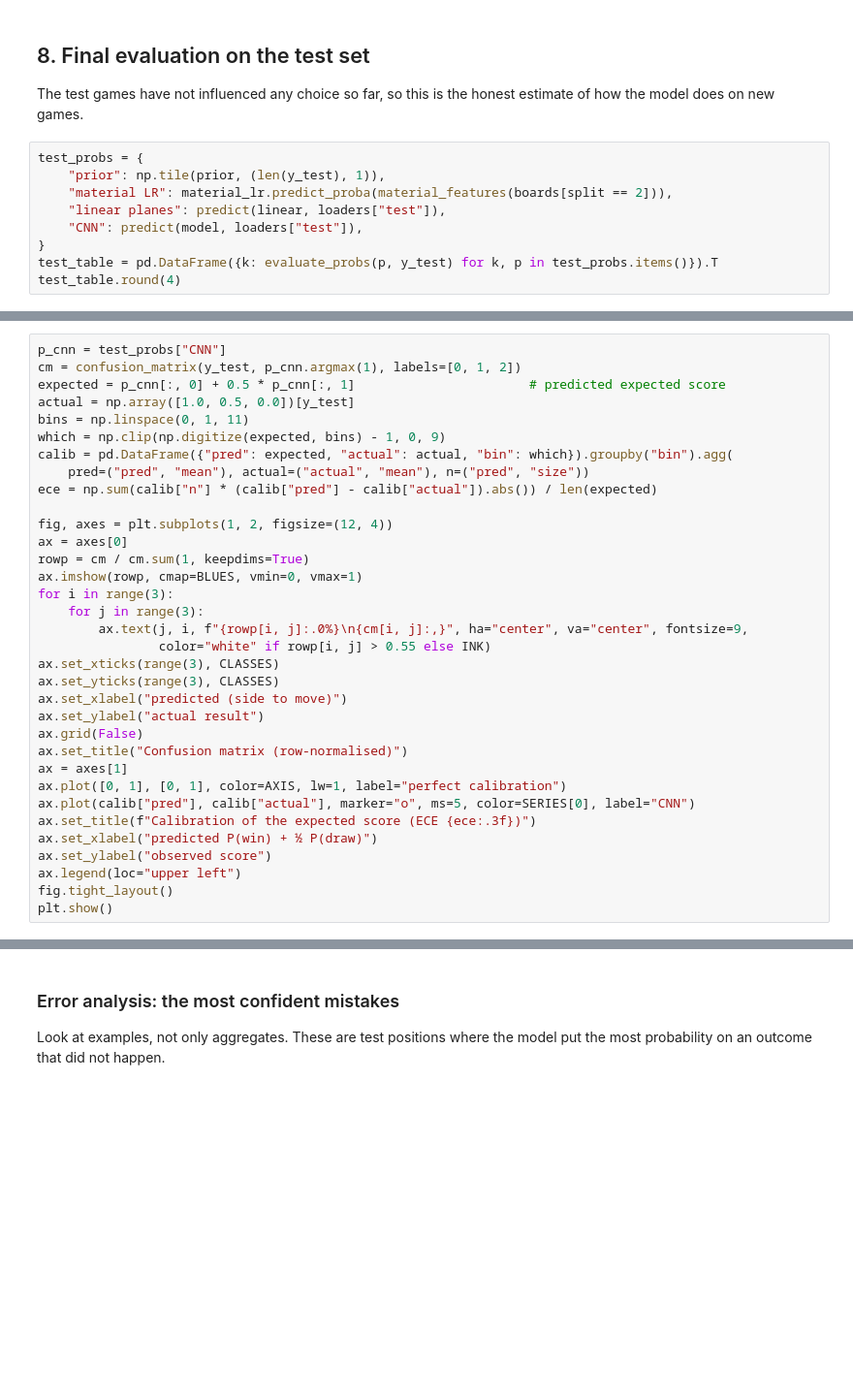
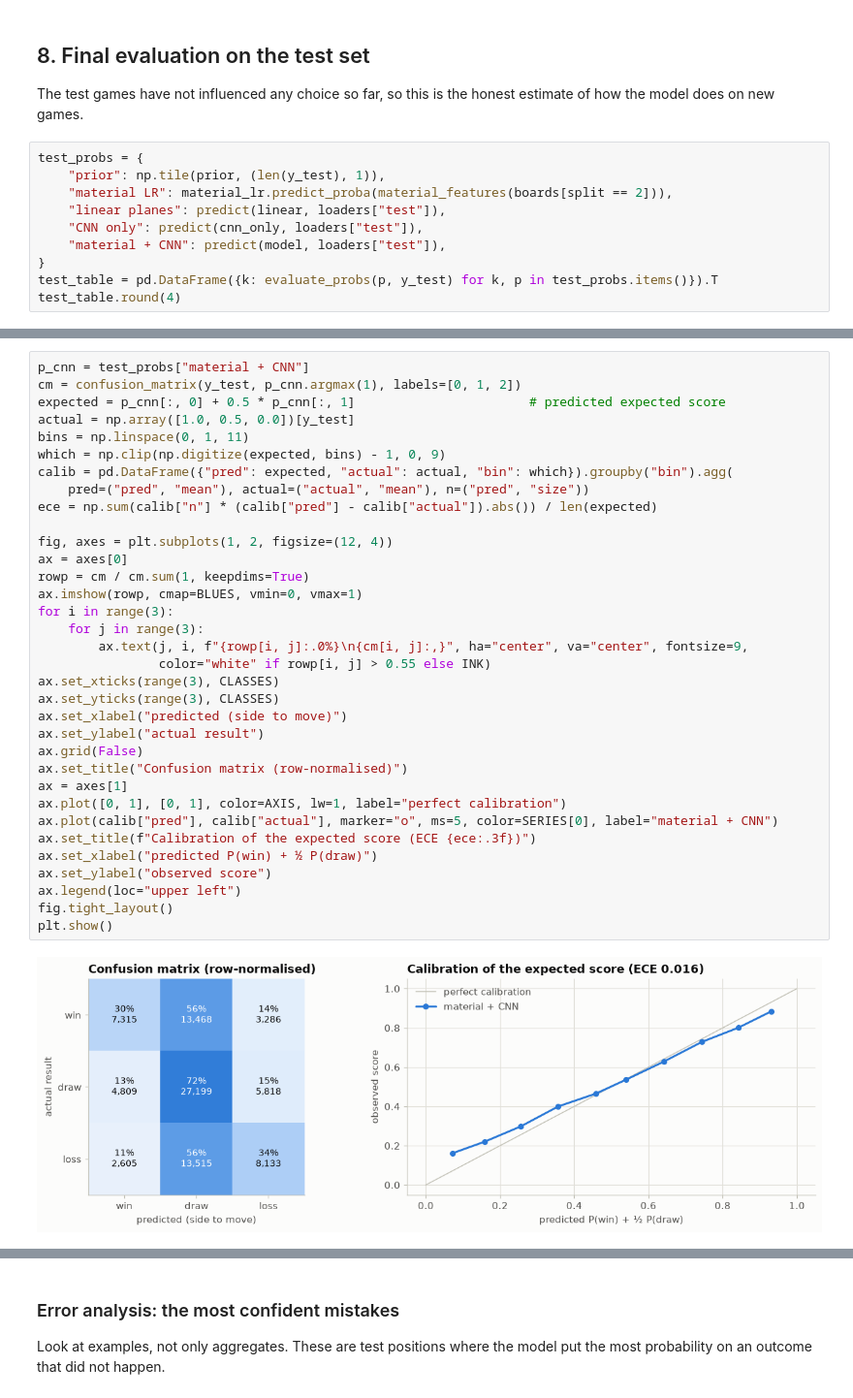
Before and after one commit to ziggityzaggity/Chess, a Jupyter notebook: ai/chess_value_network.ipynb, the cells around one changed output, grey strips where cells are left out. Shown at 97% size. Drawn from its saved outputs; the diff is of its cells as text; blank space fills up the shorter version.

```diff
--- a/ai/chess_value_network.ipynb
+++ b/ai/chess_value_network.ipynb
@@ -764,7 +985,8 @@ test_probs = {
     "prior": np.tile(prior, (len(y_test), 1)),
     "material LR": material_lr.predict_proba(material_features(boards[split == 2])),
     "linear planes": predict(linear, loaders["test"]),
-    "CNN": predict(model, loaders["test"]),
+    "CNN only": predict(cnn_only, loaders["test"]),
+    "material + CNN": predict(model, loaders["test"]),
 }
 test_table = pd.DataFrame({k: evaluate_probs(p, y_test) for k, p in test_probs.items()}).T
 test_table.round(4)
@@ -771,37 +1000,39 @@ test_table.round(4)
 # %%
-p_cnn = test_probs["CNN"]
+p_cnn = test_probs["material + CNN"]
 cm = confusion_matrix(y_test, p_cnn.argmax(1), labels=[0, 1, 2])
 expected = p_cnn[:, 0] + 0.5 * p_cnn[:, 1]                       # predicted expected score
 actual = np.array([1.0, 0.5, 0.0])[y_test]
 bins = np.linspace(0, 1, 11)
 which = np.clip(np.digitize(expected, bins) - 1, 0, 9)
 calib = pd.DataFrame({"pred": expected, "actual": actual, "bin": which}).groupby("bin").agg(
     pred=("pred", "mean"), actual=("actual", "mean"), n=("pred", "size"))
 ece = np.sum(calib["n"] * (calib["pred"] - calib["actual"]).abs()) / len(expected)
 
 fig, axes = plt.subplots(1, 2, figsize=(12, 4))
 ax = axes[0]
 rowp = cm / cm.sum(1, keepdims=True)
 ax.imshow(rowp, cmap=BLUES, vmin=0, vmax=1)
 for i in range(3):
     for j in range(3):
         ax.text(j, i, f"{rowp[i, j]:.0%}\n{cm[i, j]:,}", ha="center", va="center", fontsize=9,
                 color="white" if rowp[i, j] > 0.55 else INK)
 ax.set_xticks(range(3), CLASSES)
 ax.set_yticks(range(3), CLASSES)
 ax.set_xlabel("predicted (side to move)")
 ax.set_ylabel("actual result")
 ax.grid(False)
 ax.set_title("Confusion matrix (row-normalised)")
 ax = axes[1]
 ax.plot([0, 1], [0, 1], color=AXIS, lw=1, label="perfect calibration")
-ax.plot(calib["pred"], calib["actual"], marker="o", ms=5, color=SERIES[0], label="CNN")
+ax.plot(calib["pred"], calib["actual"], marker="o", ms=5, color=SERIES[0], label="material + CNN")
 ax.set_title(f"Calibration of the expected score (ECE {ece:.3f})")
 ax.set_xlabel("predicted P(win) + ½ P(draw)")
 ax.set_ylabel("observed score")
 ax.legend(loc="upper left")
 fig.tight_layout()
 plt.show()
+# %% [output]
+[figure, added]
 # %% [markdown]
 **Calibration** asks whether an expected score of 0.7 turns into 0.7 points on
 average. Points near the diagonal mean the probabilities can be taken at face
```
Also changed, not shown: parts of 48 cells of this notebook.
